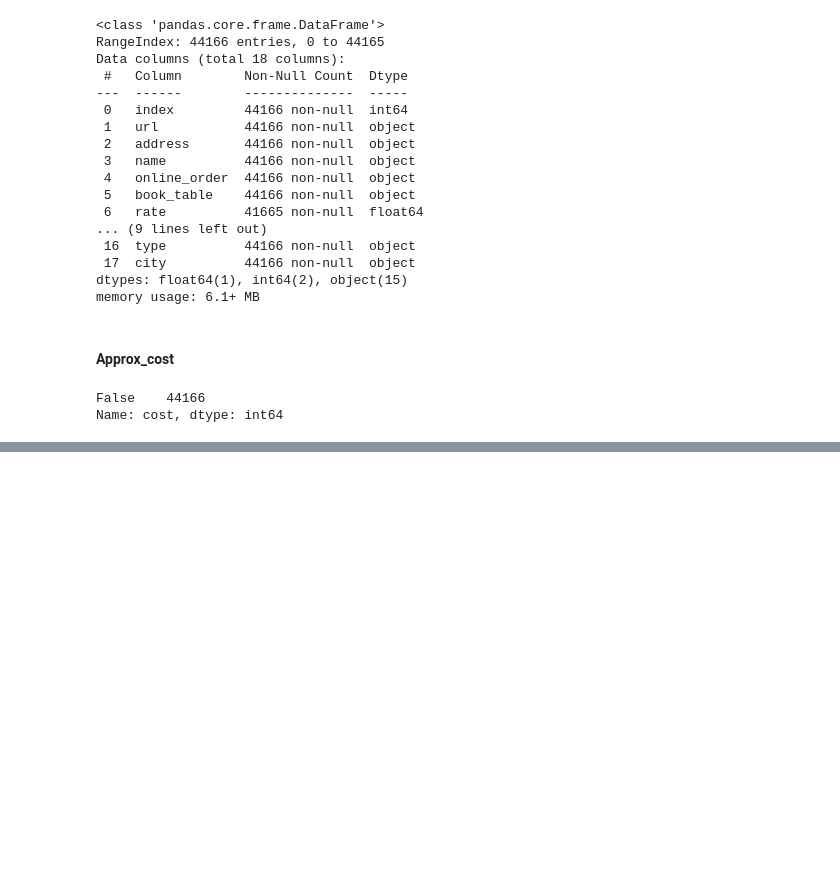
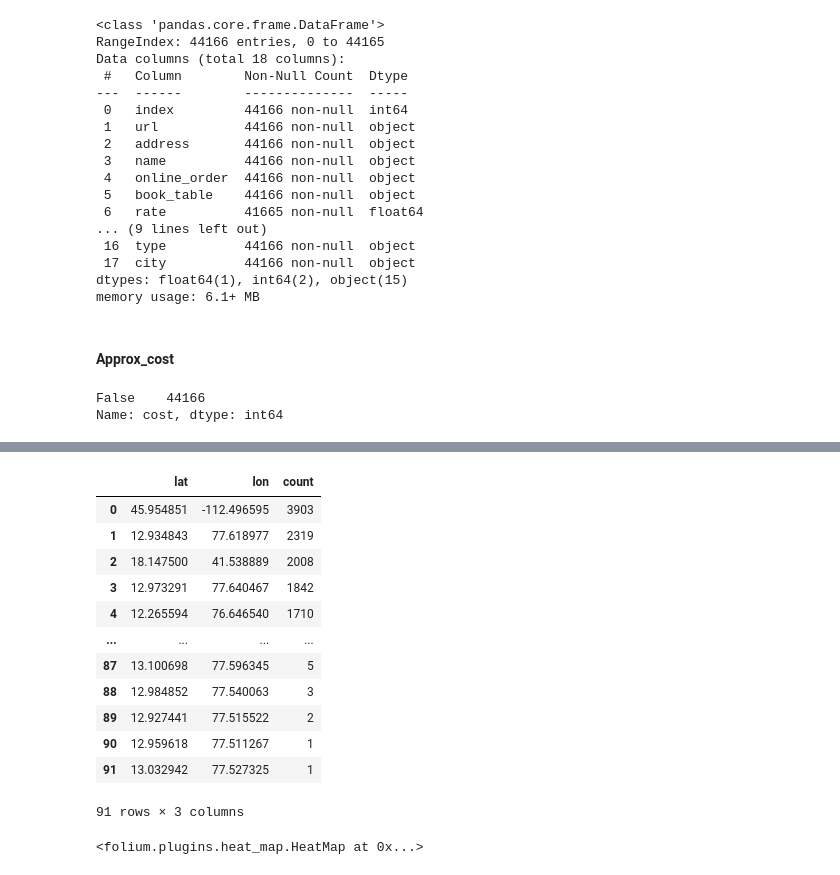
Before and after one commit to remre/datavisu, a Jupyter notebook: sample.ipynb, the cells around one changed output, grey strips where cells are left out. Cells and saved outputs as stored; diff of their text form; code cells hidden in the pictures; blank space fills up the shorter version.

```diff
--- a/sample.ipynb
+++ b/sample.ipynb
@@ -360,0 +403,8 @@ df4
+# %%
+locations['lat']=lat
+locations['lon']=lon
+# %%
+Rest_locations=pd.DataFrame(df4['location'].value_counts().reset_index())
+# %%
+Rest_locations.columns=['Name','count']
+Rest_locations.head()
@@ -360,0 +424,3 @@ df4
+# %%
+Restaurant_locations=Rest_locations.merge(locations,on='Name',how="left").dropna()
+Restaurant_locations.head()
@@ -360,0 +444,20 @@ df4
+# %%
+Restaurant_locations[['lat','lon','count']]
+# %% [output]
+|  | lat | lon | count |
+| 0 | 45.954851 | -112.496595 | 3903 |
+| 1 | 12.934843 | 77.618977 | 2319 |
+| 2 | 18.147500 | 41.538889 | 2008 |
+| 3 | 12.973291 | 77.640467 | 1842 |
+| 4 | 12.265594 | 76.646540 | 1710 |
+| ... | ... | ... | ... |
+| 87 | 13.100698 | 77.596345 | 5 |
+| 88 | 12.984852 | 77.540063 | 3 |
+| 89 | 12.927441 | 77.515522 | 2 |
+| 90 | 12.959618 | 77.511267 | 1 |
+| 91 | 13.032942 | 77.527325 | 1 |
+91 rows × 3 columns
+# %%
+HeatMap(Restaurant_locations[['lat','lon','count']],zoom=20,radius=15).add_to(basemap)
+# %% [output]
+<folium.plugins.heat_map.HeatMap at 0x...>
```
Also changed, not shown: parts of 17 cells of this notebook.
